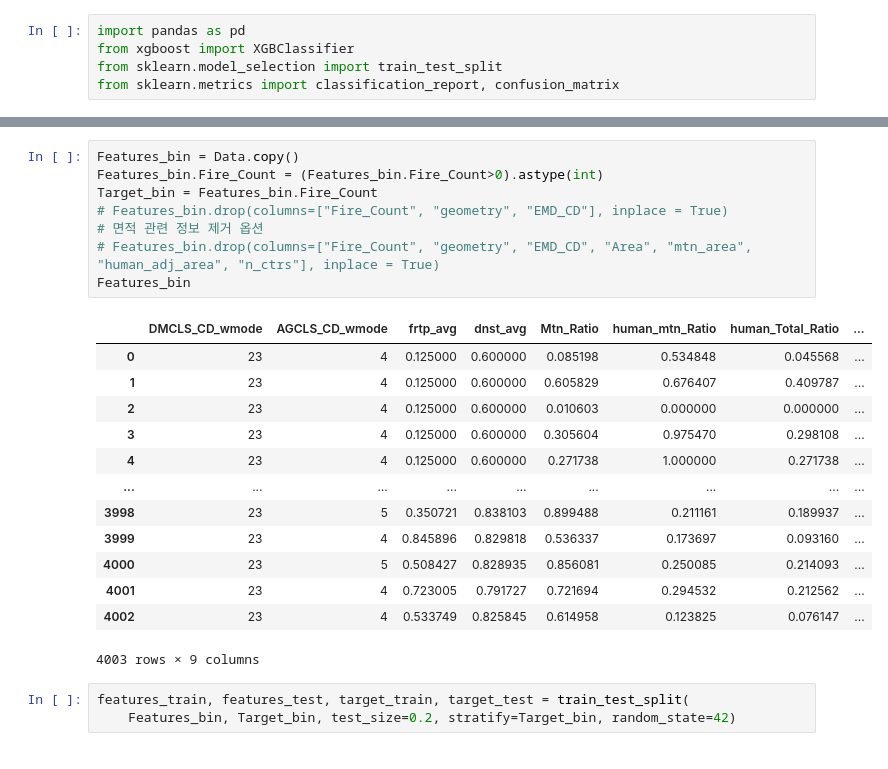
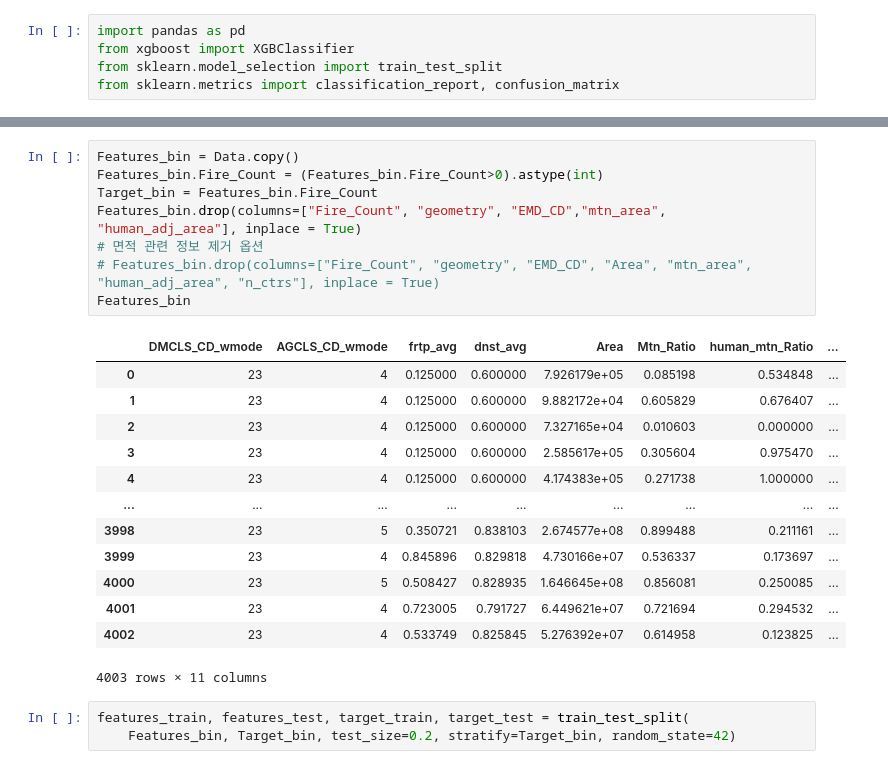
Before and after one commit to stripe2933/20251R0136COSE47101, a Jupyter notebook: 2021320324/XGB_justbin.ipynb, the cells around one changed output, grey strips where cells are left out. Drawn from its saved outputs; the diff is of its cells as text.

```diff
--- a/2021320324/XGB_justbin.ipynb
+++ b/2021320324/XGB_justbin.ipynb
@@ -16,25 +16,25 @@ Data.head()
 # %%
 Features_bin = Data.copy()
 Features_bin.Fire_Count = (Features_bin.Fire_Count>0).astype(int)
 Target_bin = Features_bin.Fire_Count
-# Features_bin.drop(columns=["Fire_Count", "geometry", "EMD_CD"], inplace = True)
+Features_bin.drop(columns=["Fire_Count", "geometry", "EMD_CD","mtn_area", "human_adj_area"], inplace = True)
 # 면적 관련 정보 제거 옵션
 # Features_bin.drop(columns=["Fire_Count", "geometry", "EMD_CD", "Area", "mtn_area", "human_adj_area", "n_ctrs"], inplace = True)
 Features_bin
 # %% [output]
-|  | DMCLS_CD_wmode | AGCLS_CD_wmode | frtp_avg | dnst_avg | Mtn_Ratio | human_mtn_Ratio | human_Total_Ratio | ... |
-| 0 | 23 | 4 | 0.125000 | 0.600000 | 0.085198 | 0.534848 | 0.045568 | ... |
-| 1 | 23 | 4 | 0.125000 | 0.600000 | 0.605829 | 0.676407 | 0.409787 | ... |
-| 2 | 23 | 4 | 0.125000 | 0.600000 | 0.010603 | 0.000000 | 0.000000 | ... |
-| 3 | 23 | 4 | 0.125000 | 0.600000 | 0.305604 | 0.975470 | 0.298108 | ... |
-| 4 | 23 | 4 | 0.125000 | 0.600000 | 0.271738 | 1.000000 | 0.271738 | ... |
+|  | DMCLS_CD_wmode | AGCLS_CD_wmode | frtp_avg | dnst_avg | Area | Mtn_Ratio | human_mtn_Ratio | ... |
+| 0 | 23 | 4 | 0.125000 | 0.600000 | 7.926179e+05 | 0.085198 | 0.534848 | ... |
+| 1 | 23 | 4 | 0.125000 | 0.600000 | 9.882172e+04 | 0.605829 | 0.676407 | ... |
+| 2 | 23 | 4 | 0.125000 | 0.600000 | 7.327165e+04 | 0.010603 | 0.000000 | ... |
+| 3 | 23 | 4 | 0.125000 | 0.600000 | 2.585617e+05 | 0.305604 | 0.975470 | ... |
+| 4 | 23 | 4 | 0.125000 | 0.600000 | 4.174383e+05 | 0.271738 | 1.000000 | ... |
 | ... | ... | ... | ... | ... | ... | ... | ... | ... |
-| 3998 | 23 | 5 | 0.350721 | 0.838103 | 0.899488 | 0.211161 | 0.189937 | ... |
-| 3999 | 23 | 4 | 0.845896 | 0.829818 | 0.536337 | 0.173697 | 0.093160 | ... |
-| 4000 | 23 | 5 | 0.508427 | 0.828935 | 0.856081 | 0.250085 | 0.214093 | ... |
-| 4001 | 23 | 4 | 0.723005 | 0.791727 | 0.721694 | 0.294532 | 0.212562 | ... |
-| 4002 | 23 | 4 | 0.533749 | 0.825845 | 0.614958 | 0.123825 | 0.076147 | ... |
+| 3998 | 23 | 5 | 0.350721 | 0.838103 | 2.674577e+08 | 0.899488 | 0.211161 | ... |
+| 3999 | 23 | 4 | 0.845896 | 0.829818 | 4.730166e+07 | 0.536337 | 0.173697 | ... |
+| 4000 | 23 | 5 | 0.508427 | 0.828935 | 1.646645e+08 | 0.856081 | 0.250085 | ... |
+| 4001 | 23 | 4 | 0.723005 | 0.791727 | 6.449621e+07 | 0.721694 | 0.294532 | ... |
+| 4002 | 23 | 4 | 0.533749 | 0.825845 | 5.276392e+07 | 0.614958 | 0.123825 | ... |
-4003 rows × 9 columns
+4003 rows × 11 columns
 # %%
 features_train, features_test, target_train, target_test = train_test_split(
     Features_bin, Target_bin, test_size=0.2, stratify=Target_bin, random_state=42)
```
Also changed, not shown: parts of 3 cells of this notebook, 2 other files.
